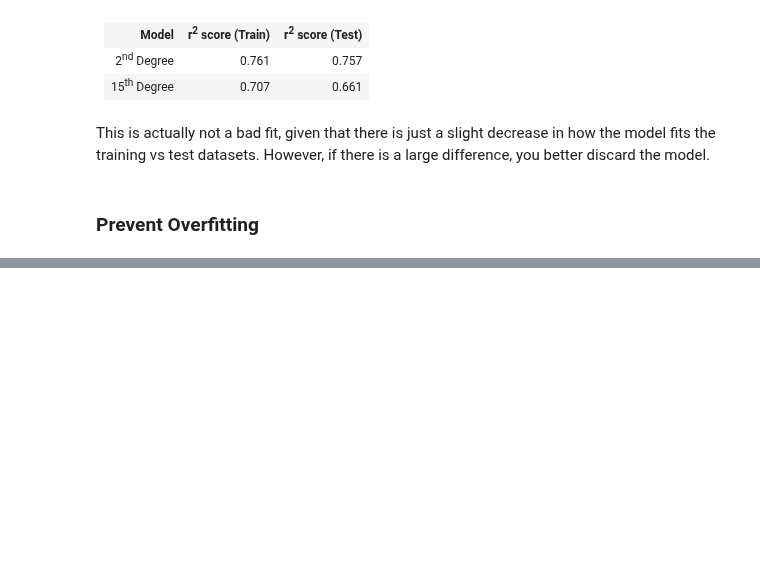
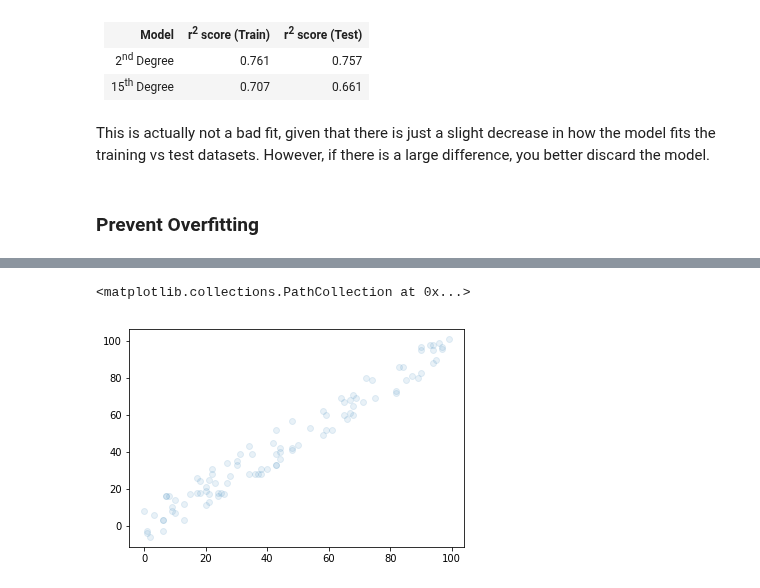
Before and after one commit to hotcode002/Machine-Learning-with-Python, a Jupyter notebook: week_2_math/day_3_regression/notebooks/regression.ipynb, the cells around one changed output, grey strips where cells are left out. Cells and saved outputs as stored; diff of their text form; code cells hidden in the pictures; blank space fills up the shorter version.

```diff
--- a/week_2_math/day_3_regression/notebooks/regression.ipynb
+++ b/week_2_math/day_3_regression/notebooks/regression.ipynb
@@ -2061,0 +2105,17 @@ This is actually not a bad fit, given that there is just a slight decrease in ho
+# %%
+import numpy as np
+import math
+
+# Generate 10K random numbers between 0 and 100.
+x = np.random.randint(0,100,100)
+
+variance = np.random.randint(-10,10,100)
+y = x + variance
+# %%
+import matplotlib.pyplot as plt
+%matplotlib inline
+
+plt.scatter(x,y,alpha=0.1)
+# %% [output]
+<matplotlib.collections.PathCollection at 0x...>
+[figure, added]
```
Also changed, not shown: parts of 52 cells of this notebook, 4 other files.
